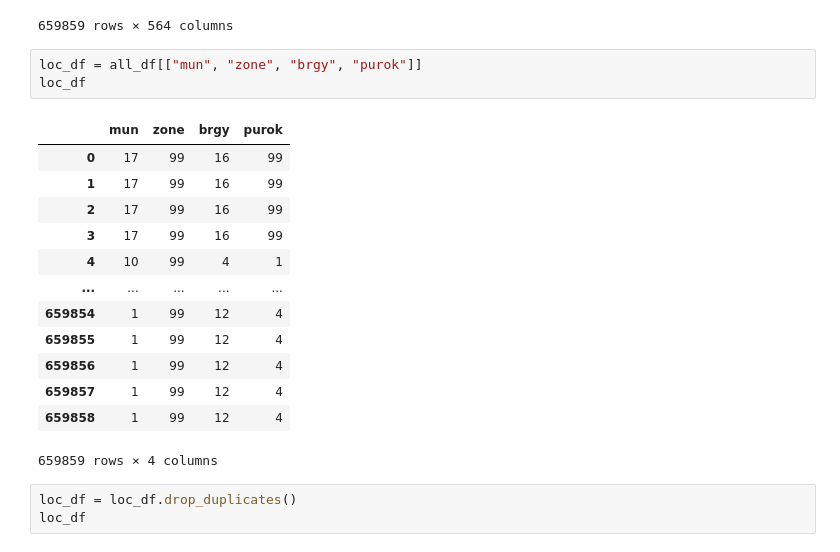
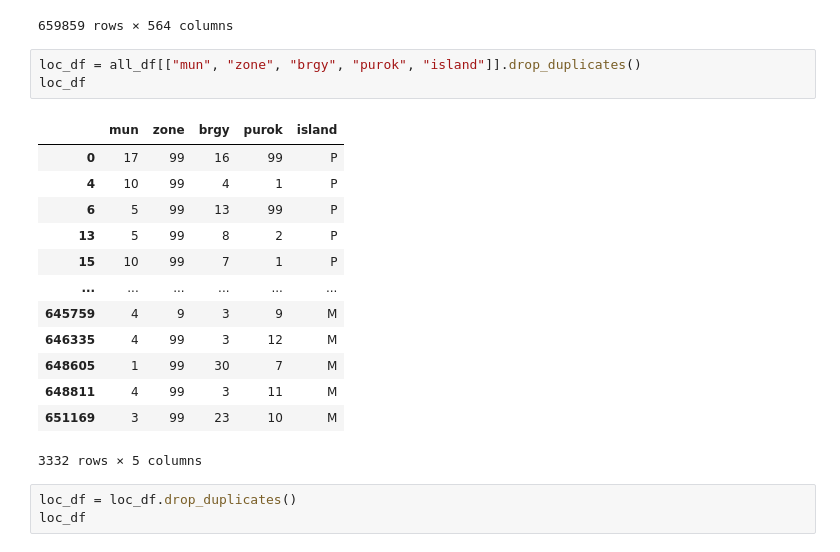
Before and after one commit to DineshOng/CSMODEL, a Jupyter notebook: Untitled0.ipynb, the cells around one changed output. Saved outputs shown, nothing was run; the diff lists cells and outputs as text.

```diff
--- a/Untitled0.ipynb
+++ b/Untitled0.ipynb
@@ -89,22 +101,22 @@ all_df
 | 659858 | 1636248 | 46ac7f199d40c4c1 | 55:27.4 | 40 01 99 012 4 4364 | 1 | ... |
 659859 rows × 564 columns
 # %%
-loc_df = all_df[["mun", "zone", "brgy", "purok"]]
+loc_df = all_df[["mun", "zone", "brgy", "purok", "island"]].drop_duplicates()
 loc_df
 # %% [output]
-|  | mun | zone | brgy | purok |
-| 0 | 17 | 99 | 16 | 99 |
-| 1 | 17 | 99 | 16 | 99 |
-| 2 | 17 | 99 | 16 | 99 |
-| 3 | 17 | 99 | 16 | 99 |
-| 4 | 10 | 99 | 4 | 1 |
-| ... | ... | ... | ... | ... |
-| 659854 | 1 | 99 | 12 | 4 |
-| 659855 | 1 | 99 | 12 | 4 |
-| 659856 | 1 | 99 | 12 | 4 |
-| 659857 | 1 | 99 | 12 | 4 |
-| 659858 | 1 | 99 | 12 | 4 |
+|  | mun | zone | brgy | purok | island |
+| 0 | 17 | 99 | 16 | 99 | P |
+| 4 | 10 | 99 | 4 | 1 | P |
+| 6 | 5 | 99 | 13 | 99 | P |
+| 13 | 5 | 99 | 8 | 2 | P |
+| 15 | 10 | 99 | 7 | 1 | P |
+| ... | ... | ... | ... | ... | ... |
+| 645759 | 4 | 9 | 3 | 9 | M |
+| 646335 | 4 | 99 | 3 | 12 | M |
+| 648605 | 1 | 99 | 30 | 7 | M |
+| 648811 | 4 | 99 | 3 | 11 | M |
+| 651169 | 3 | 99 | 23 | 10 | M |
-659859 rows × 4 columns
+3332 rows × 5 columns
 # %%
 loc_df = loc_df.drop_duplicates()
 loc_df
```
Also changed, not shown: parts of 9 cells of this notebook.
